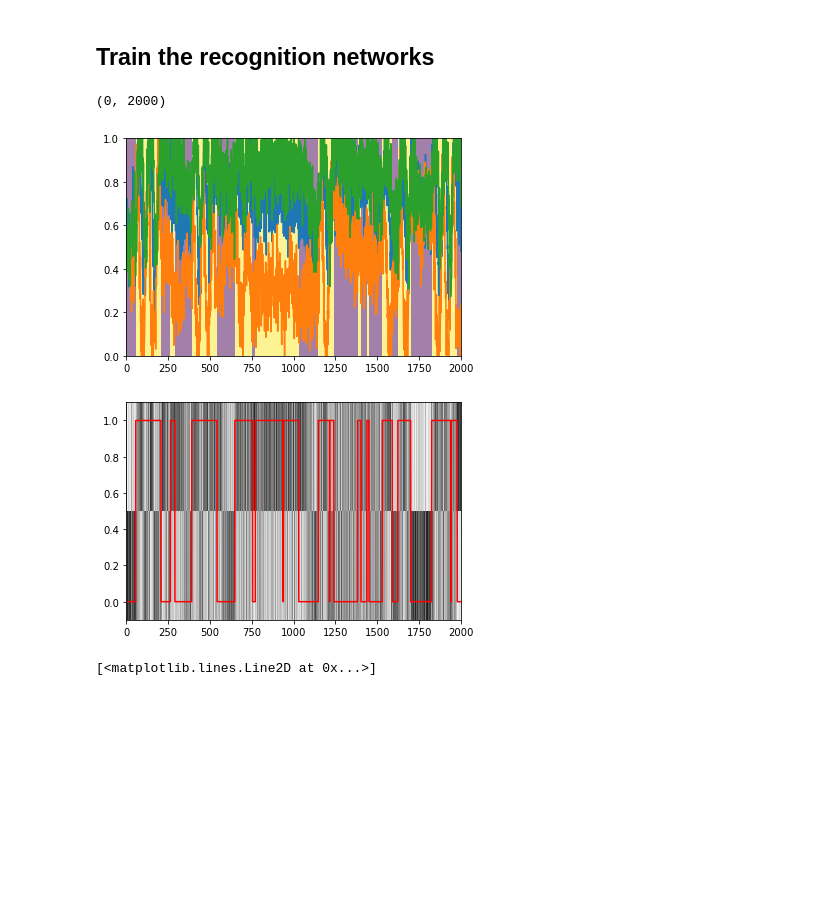
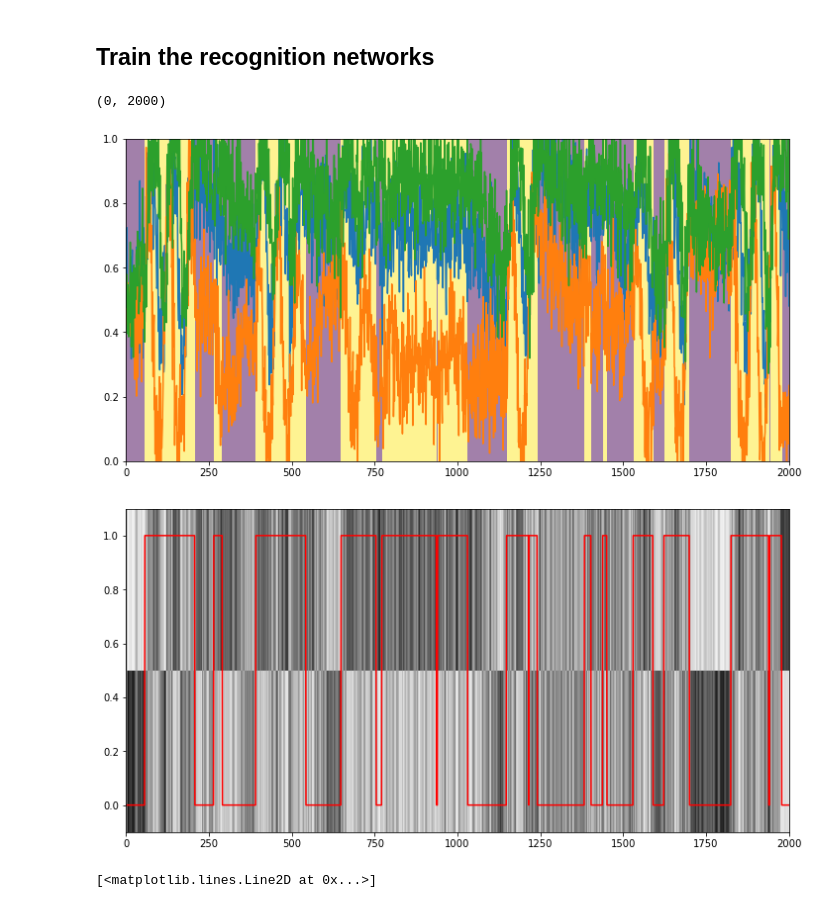
Before and after one commit to themattinthehatt/behavenet, a Jupyter notebook: behavenet/analyses/notebooks/bayesian_decoder.ipynb, the cells around one changed output. Drawn from its saved outputs; the diff is of its cells as text; code cells hidden in the pictures; blank space fills up the shorter version.

```diff
--- a/behavenet/analyses/notebooks/bayesian_decoder.ipynb
+++ b/behavenet/analyses/notebooks/bayesian_decoder.ipynb
@@ -221,22 +221,22 @@ recog_z.fit(ns_window, zs)
 log_qz = recog_z.predict_log_proba(ns_window)
 # %%
 
-plt.figure()
+plt.figure(figsize=(12, 6))
 plt.imshow(zs[None, :], aspect="auto", extent=(0, T, 0, 1), alpha=0.5)
 plt.plot(ns)
 plt.xlim(0, 2000)
 plt.ylim(0, 1)
 
-plt.figure()
+plt.figure(figsize=(12, 6))
 plt.imshow(np.exp(log_qz).T, aspect="auto", cmap="Greys")
 plt.plot(zs, '-r')
 plt.ylim(-0.1, 1.1)
 plt.xlim([0, 2000])
 # plt.colorbar()
 # %% [output]
 (0, 2000)
-[figure, old version]
+[figure, new version]
-[figure, old version]
+[figure, new version]
 # %%
 # Train a linear regression
 recog_x = LinearRegression()
```
Also changed, not shown: parts of 11 cells of this notebook, 1 other file.
